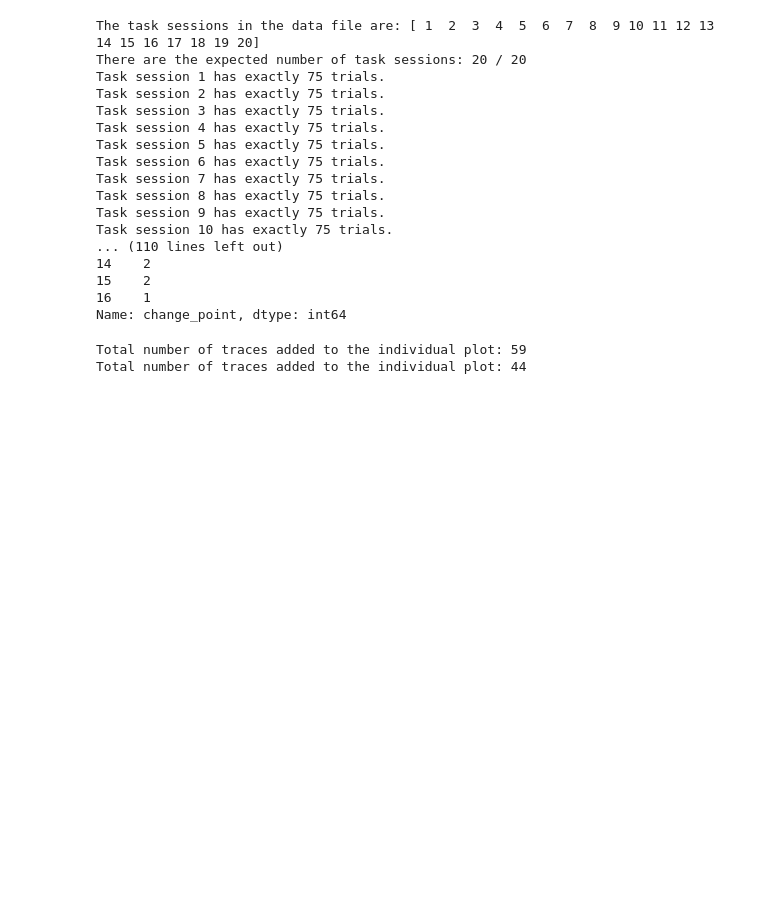
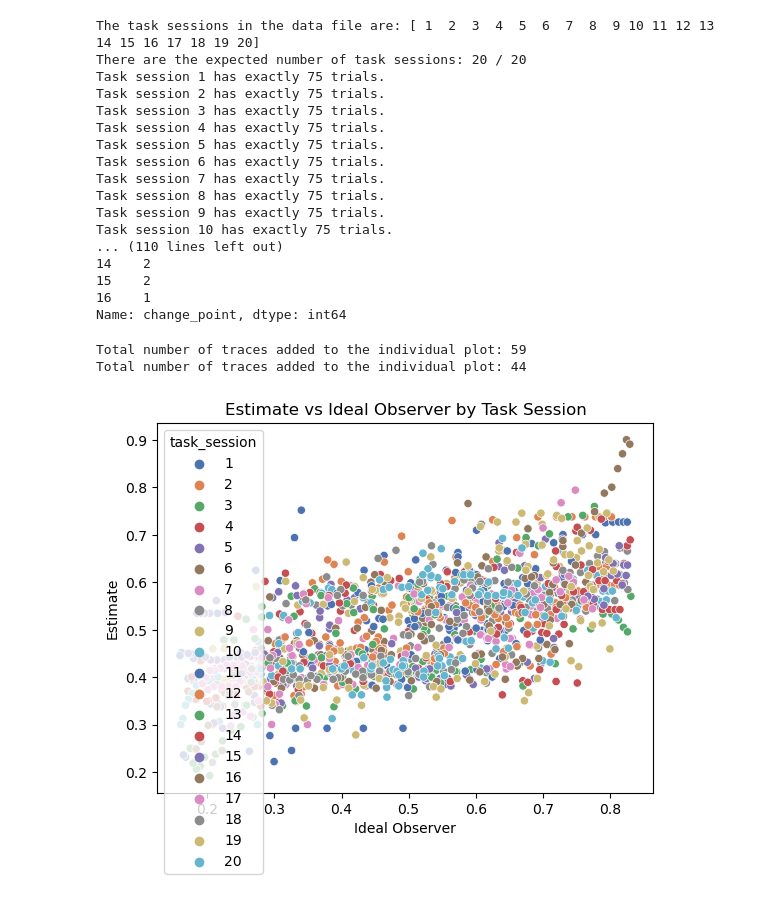
Before and after one commit to TheComputationalBrain/Adalearn, a Jupyter notebook: Analysis_scripts_functions/behavioural_analysis_test.ipynb, the cells around one changed output. Saved outputs shown, nothing was run; the diff lists cells and outputs as text; code cells hidden in the pictures; blank space fills up the shorter version.

```diff
--- a/Analysis_scripts_functions/behavioural_analysis_test.ipynb
+++ b/Analysis_scripts_functions/behavioural_analysis_test.ipynb
@@ -90,3 +90,19 @@ c2_learning_rate_by_cp, c2_avg_learning_rate_cp = learning_rate_by_change_point(
 # %% [output]
 Total number of traces added to the individual plot: 59
 Total number of traces added to the individual plot: 44
+# %%
+import seaborn as sns
+import matplotlib.pyplot as plt
+
+# Assuming 'adalearn_data_c1_df' is your DataFrame
+
+# Create a scatter plot with seaborn
+sns.scatterplot(data=adalearn_data_c1_df, x='ideal_observer', y='estimate', hue='task_session', palette='deep')
+
+# Add title and labels
+plt.title('Estimate vs Ideal Observer by Task Session')
+plt.xlabel('Ideal Observer')
+plt.ylabel('Estimate')
+plt.show()
+# %% [output]
+[figure, added]
```
Also changed, not shown: parts of 1 cell of this notebook, 2 other files.
